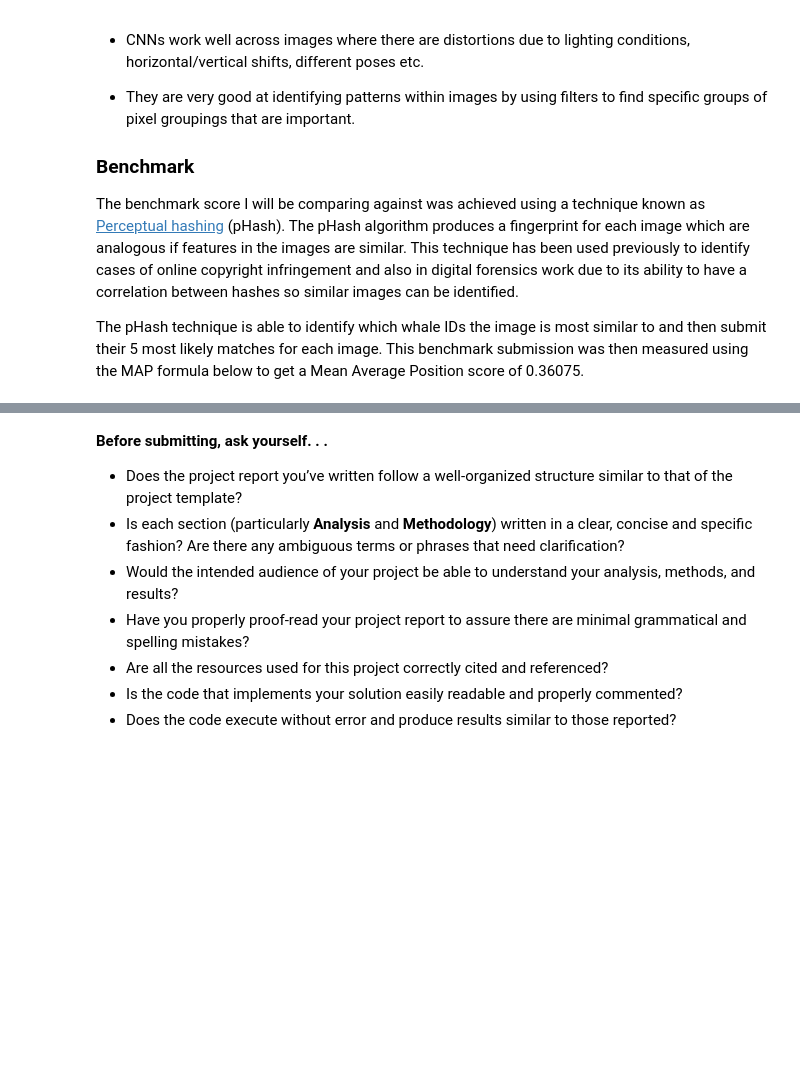
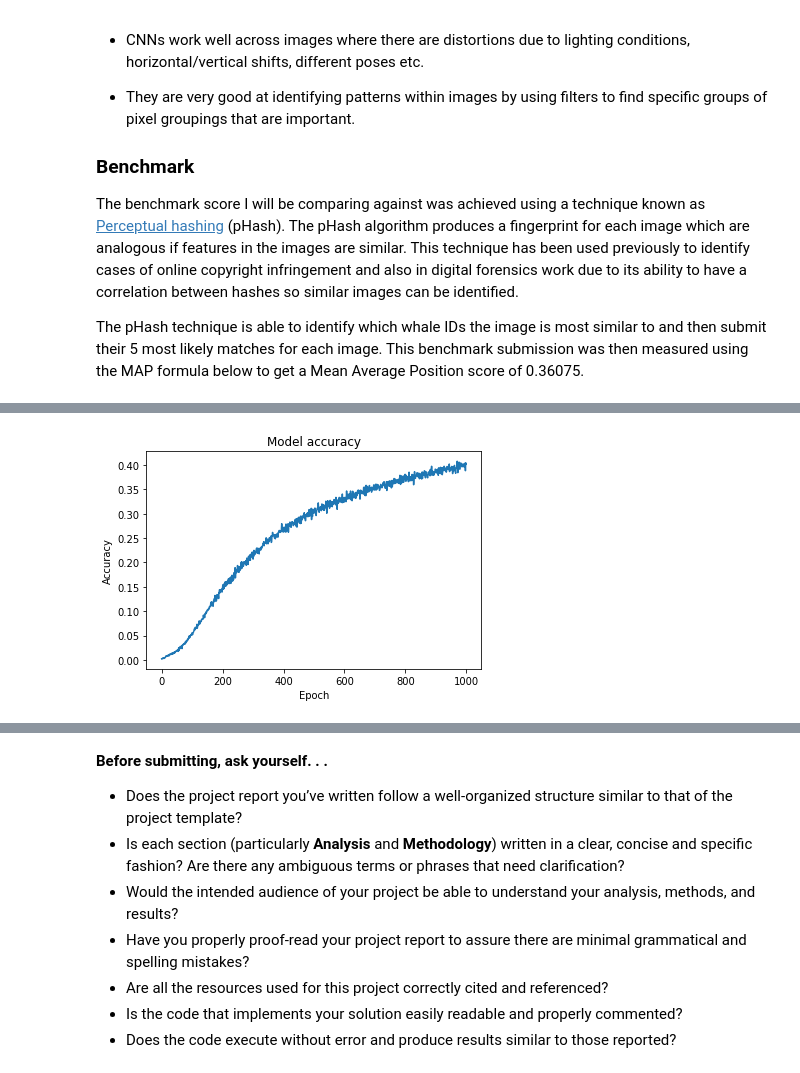
Before and after one commit to Bonz07/MachineLearningNanodegree, a Jupyter notebook: projects/capstone/capstone.ipynb, the cells around one changed output, grey strips where cells are left out. Saved outputs shown, nothing was run; the diff lists cells and outputs as text; code cells hidden in the pictures; blank space fills up the shorter version.

```diff
--- a/projects/capstone/capstone.ipynb
+++ b/projects/capstone/capstone.ipynb
@@ -276,35 +376,33 @@ image_gen.fit(x_train, augment=True)
 
 batch_size = 128
 num_classes = len(y_cat.toarray()[0])
-epochs = 9
+epochs = 1000
 
 print('x_train shape:', x_train.shape)
 print(x_train.shape[0], 'train samples')
 
 model = Sequential()
-model.add(Conv2D(48, kernel_size=(3, 3),
-                 activation='relu',
-                 input_shape=input_shape))
-model.add(Conv2D(48, (3, 3), activation='sigmoid'))
+model.add(Conv2D(32, (7, 7), strides = (1,1), activation='relu', input_shape=input_shape))
 model.add(MaxPooling2D(pool_size=(2, 2)))
-model.add(Conv2D(48, (5, 5), activation='sigmoid'))
-model.add(MaxPooling2D(pool_size=(3, 3)))
-model.add(Dropout(0.33))
+model.add(Conv2D(64, (3, 3), strides = (1,1), activation='relu'))
+model.add(AveragePooling2D((3, 3)))
 model.add(Flatten())
-model.add(Dense(36, activation='sigmoid'))
-model.add(Dropout(0.33))
-model.add(Dense(36, activation='sigmoid'))
+model.add(Dense(500, activation='relu'))
+model.add(Dropout(0.8))
 model.add(Dense(num_classes, activation='softmax'))
 
 model.compile(loss=keras.losses.categorical_crossentropy,
-              optimizer=keras.optimizers.Adadelta(),
+              optimizer=keras.optimizers.Adam(),
               metrics=['accuracy'])
+
 model.summary()
-model.fit_generator(image_gen.flow(x_train, y_train.toarray(), batch_size=batch_size),
+
+history = model.fit_generator(image_gen.flow(x_train, y_train.toarray(), batch_size=batch_size),
           steps_per_epoch=  x_train.shape[0]//batch_size,
           epochs=epochs,
-          verbose=1,
-          class_weight=class_weight_dic)
+          verbose=1)
 
+
+#class_weight=class_weight_dic
 #score = model.evaluate(x_train, y_train, verbose=0)
 #print('Training loss: {0:.4f}\nTraining accuracy:  {1:.4f}'.format(*score))
@@ -311 +454,10 @@ model.fit_generator(image_gen.flow(x_train, y_train.toarray(), batch_size=batch_
+# %%
+#plot how the accuracy changes as the model was trained
+plt.plot(history.history['acc'])
+plt.title('Model accuracy')
+plt.ylabel('Accuracy')
+plt.xlabel('Epoch')
+plt.show()
+# %% [output]
+[figure, added]
 # %%
```
Also changed, not shown: parts of 26 cells of this notebook, 1 other file.
